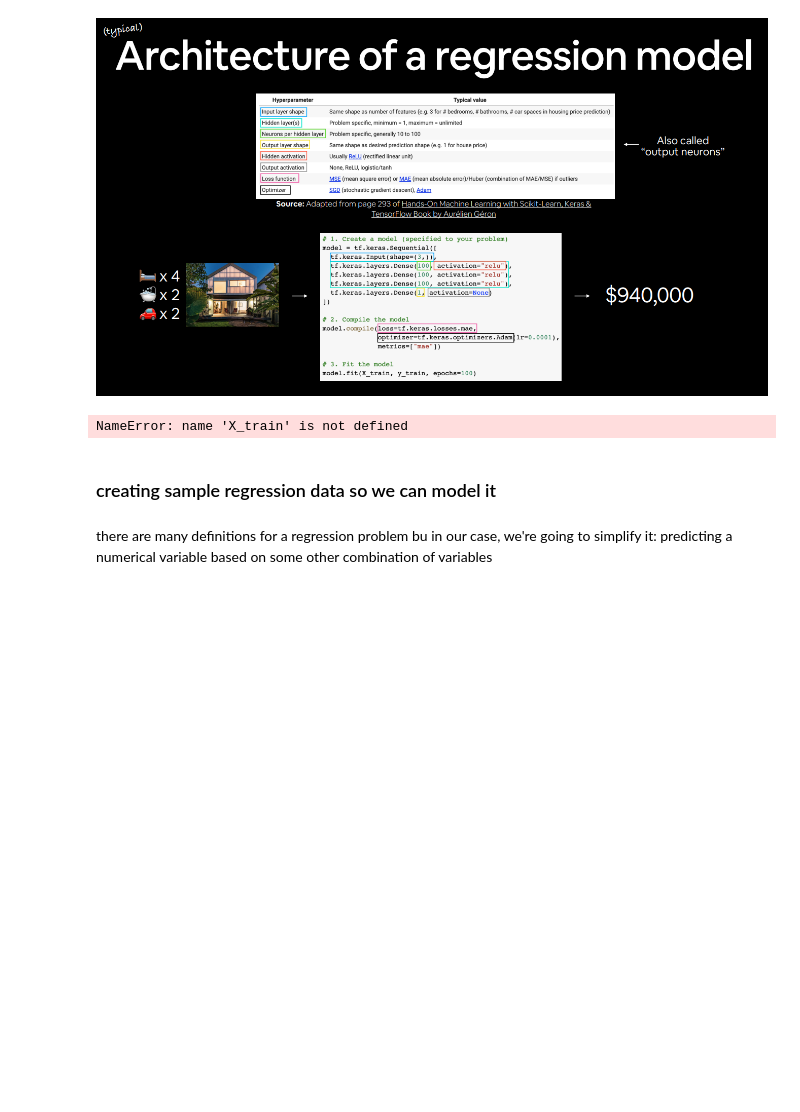
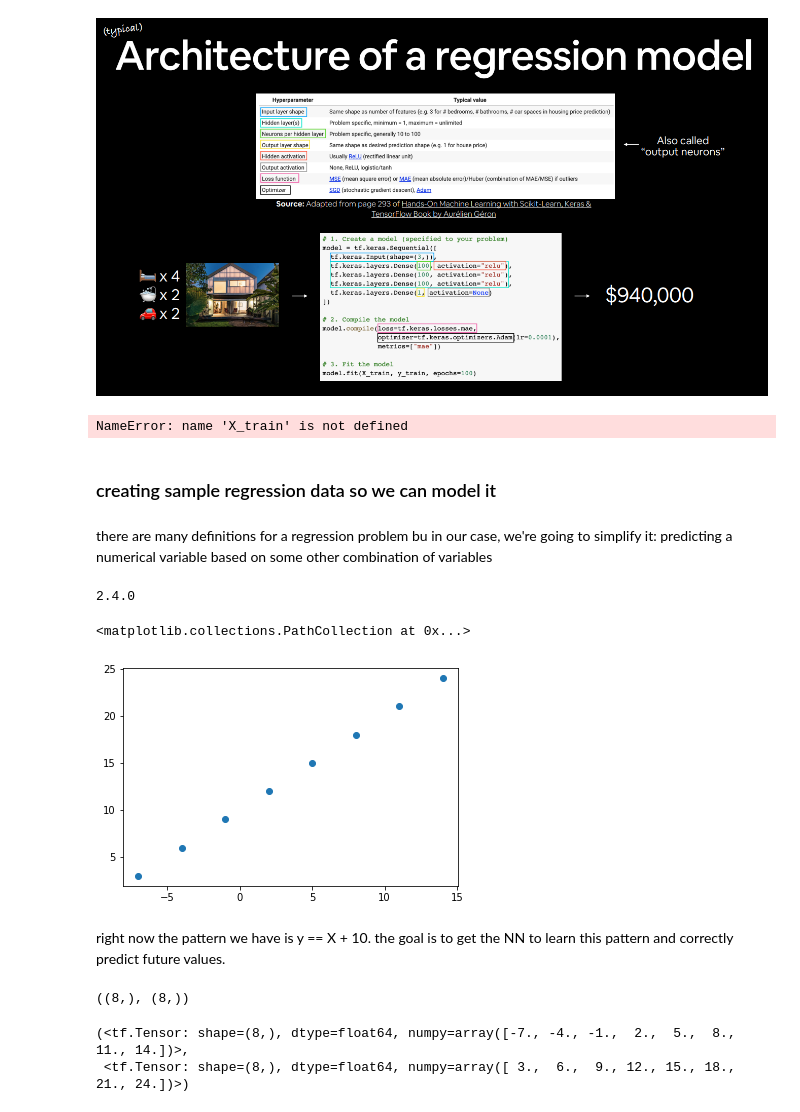
Before and after one commit to joelweber977/Python3_TF_Certificate, a Jupyter notebook: 01_neural_network_regression_JW.ipynb, the cells around one changed output. Cells and saved outputs as stored; diff of their text form; code cells hidden in the pictures; blank space fills up the shorter version.

```diff
--- a/01_neural_network_regression_JW.ipynb
+++ b/01_neural_network_regression_JW.ipynb
@@ -80,0 +80,30 @@ there are many definitions for a regression problem bu in our case, we're going
+# %%
+print(tf.__version__)
+# %% [output]
+2.4.0
+# %%
+# create features
+X = np.array([-7.0,-4.0,-1.0,2.0,5.0,8.0, 11.0, 14.0])
+#create labels
+y = np.array([3.0, 6.0, 9.0, 12.0, 15.0, 18.0, 21.0, 24.0])
+# %%
+#vis the data
+plt.scatter(X,y)
+# %% [output]
+<matplotlib.collections.PathCollection at 0x...>
+[figure, added]
+# %% [markdown]
+right now the pattern we have is y == X + 10. the goal is to get the NN to learn this pattern and correctly predict future values.
+# %%
+#input and output shapes
+X.shape, y.shape
+# %% [output]
+((8,), (8,))
+# %%
+#turn our np arrays into tensors
+X = tf.constant(X)
+y = tf.constant(y)
+X,y
+# %% [output]
+(<tf.Tensor: shape=(8,), dtype=float64, numpy=array([-7., -4., -1.,  2.,  5.,  8., 11., 14.])>,
+ <tf.Tensor: shape=(8,), dtype=float64, numpy=array([ 3.,  6.,  9., 12., 15., 18., 21., 24.])>)
```
Also changed, not shown: parts of 30 cells of this notebook.
